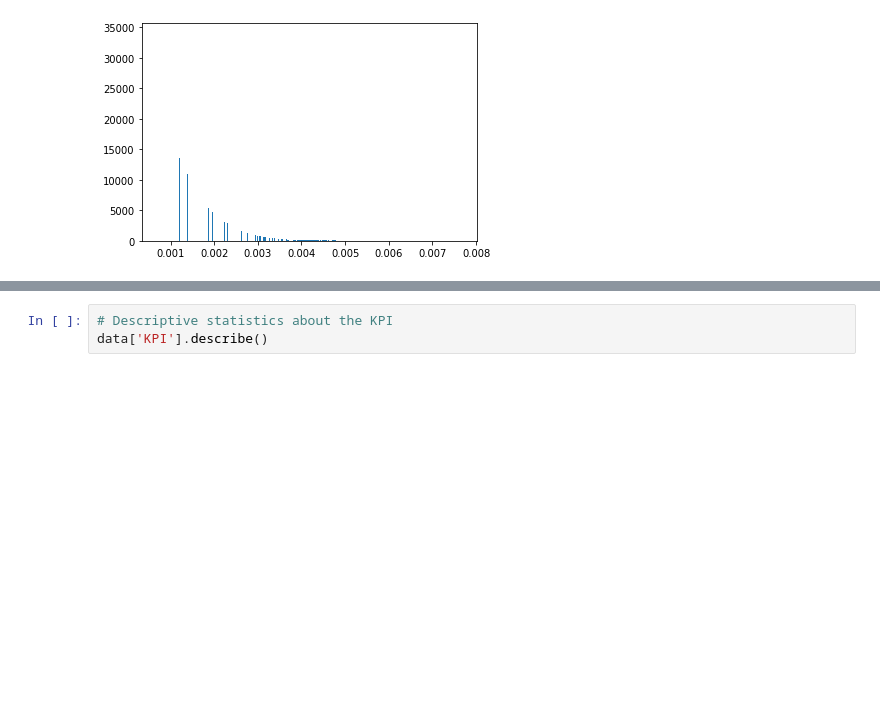
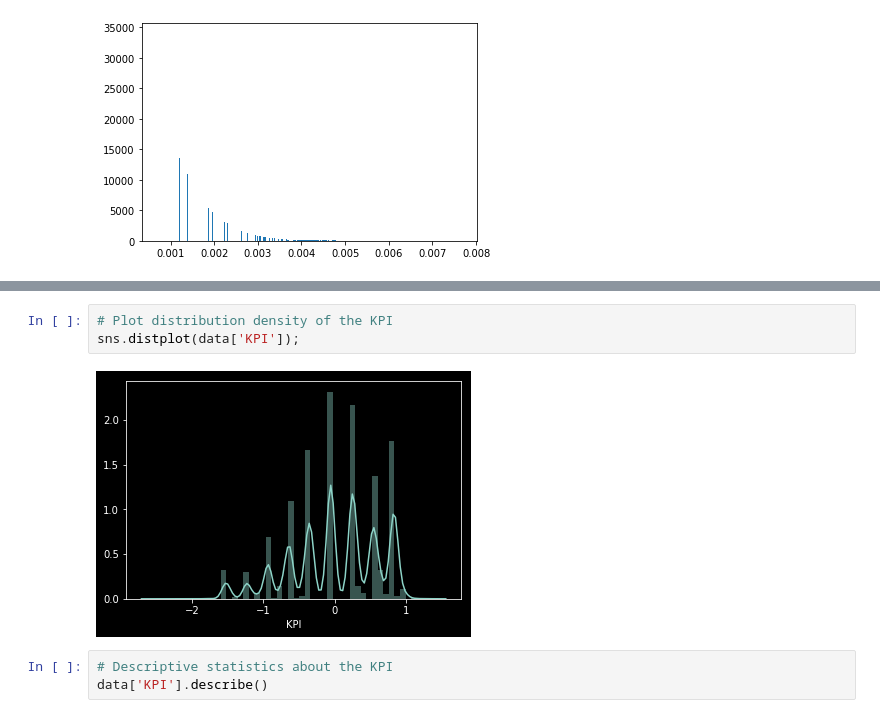
Before and after one commit to Joseamica/Project-1, a Jupyter notebook: Data/main.ipynb, the cells around one changed output, grey strips where cells are left out. Saved outputs shown, nothing was run; the diff lists cells and outputs as text; blank space fills up the shorter version.

```diff
--- a/Data/main.ipynb
+++ b/Data/main.ipynb
@@ -157,3 +156,8 @@ plt.show()
+# %%
+# Plot distribution density of the KPI
+sns.distplot(data['KPI']);
+# %% [output]
+[figure, added]
 # %%
 # Descriptive statistics about the KPI
 data['KPI'].describe()
```
Also changed, not shown: parts of 5 cells of this notebook, 5 other files.
